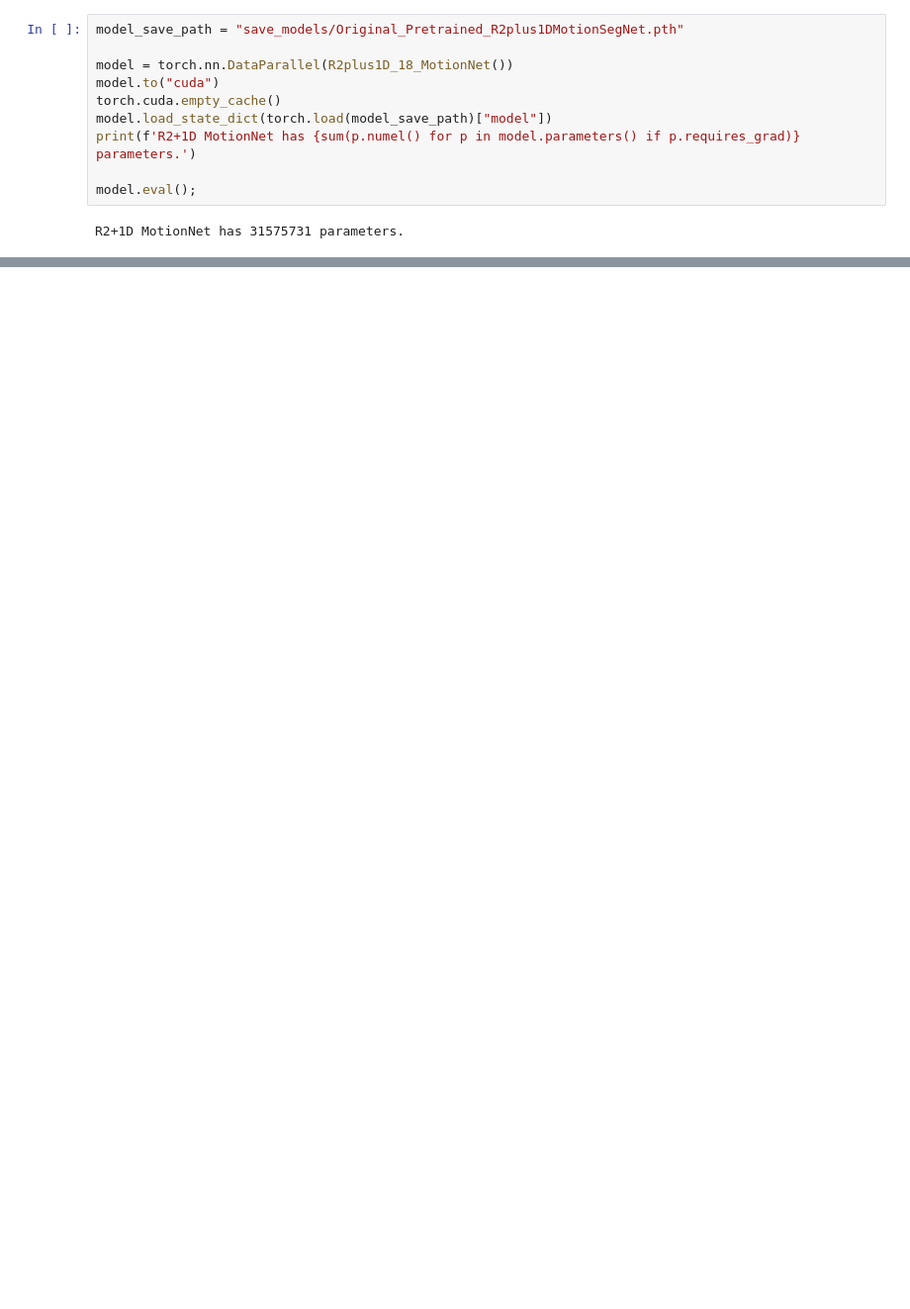
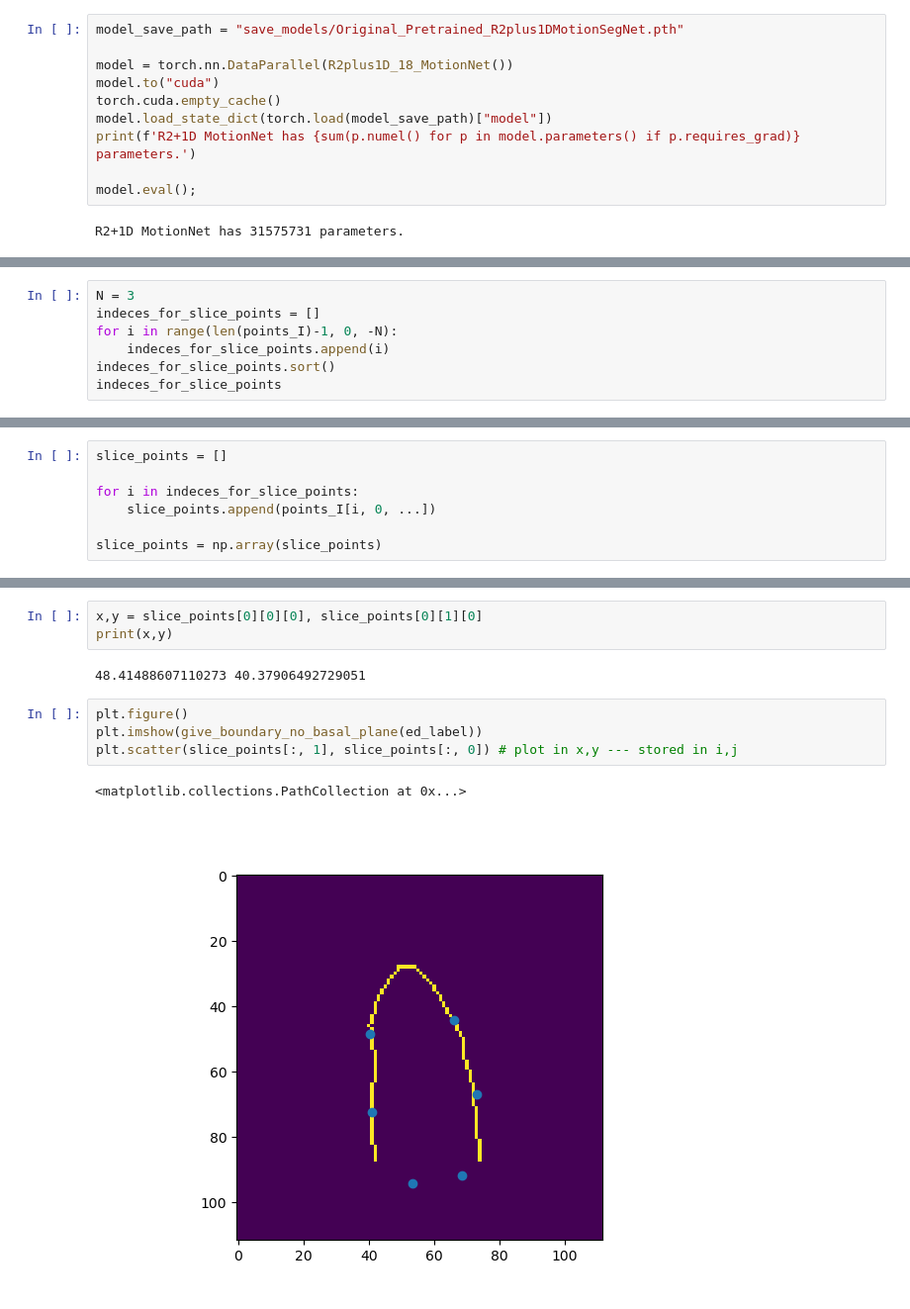
Before and after one commit to warrenmwang/echo_22, a Jupyter notebook: dev/longitudinal_strain/get2dpucks_1.ipynb, the cells around one changed output, grey strips where cells are left out. Shown at 99% size. Cells and saved outputs as stored; diff of their text form; blank space fills up the shorter version.

```diff
--- a/dev/longitudinal_strain/get2dpucks_1.ipynb
+++ b/dev/longitudinal_strain/get2dpucks_1.ipynb
@@ -551,0 +346,7 @@ pucks_es
+# %%
+N = 3
+indeces_for_slice_points = []
+for i in range(len(points_I)-1, 0, -N):
+    indeces_for_slice_points.append(i)
+indeces_for_slice_points.sort()
+indeces_for_slice_points
@@ -551,0 +355,7 @@ pucks_es
+# %%
+slice_points = []
+
+for i in indeces_for_slice_points:
+    slice_points.append(points_I[i, 0, ...])
+
+slice_points = np.array(slice_points)
@@ -551,0 +375,12 @@ pucks_es
+# %%
+x,y = slice_points[0][0][0], slice_points[0][1][0]
+print(x,y)
+# %% [output]
+48.41488607110273 40.37906492729051
+# %%
+plt.figure()
+plt.imshow(give_boundary_no_basal_plane(ed_label))
+plt.scatter(slice_points[:, 1], slice_points[:, 0]) # plot in x,y --- stored in i,j
+# %% [output]
+<matplotlib.collections.PathCollection at 0x...>
+[figure, added]
```
Also changed, not shown: parts of 28 cells of this notebook, 7 other files.
